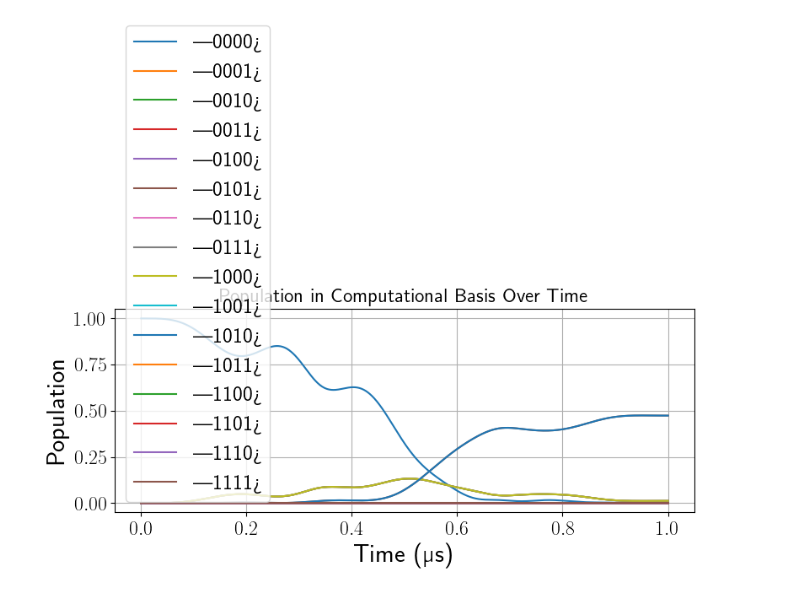
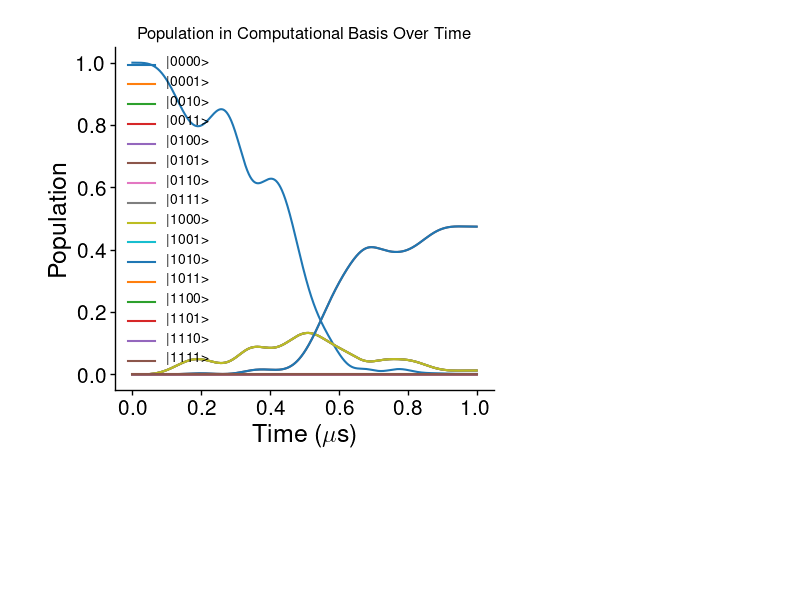
Before and after one commit to qoan-projects/OQPA, a Jupyter notebook: archive_v3/aer_ryd_estimation_scripts/ryd_sim_scripts/ryd_sim.ipynb, the cells around one changed output. Cells and saved outputs as stored; diff of their text form; code cells hidden in the pictures; blank space fills up the shorter version.

```diff
--- a/archive_v3/aer_ryd_estimation_scripts/ryd_sim_scripts/ryd_sim.ipynb
+++ b/archive_v3/aer_ryd_estimation_scripts/ryd_sim_scripts/ryd_sim.ipynb
@@ -260,14 +301,26 @@ plt.show()
 # %%
-#evolution of population
-plt.figure(figsize=(8, 5))
-for i in range(d):  # states |000⟩ and |111⟩
-    plt.plot(t_grid * 1e6, populations[:, i], label=f"|{format(i, f'0{k}b')}>")
-plt.xlabel("Time (µs)")
-plt.ylabel("Population")
-plt.legend()
-plt.title("Population in Computational Basis Over Time")
-plt.grid(True)
-plt.tight_layout()
+PT_PER_INCH = 72
+font_scale = 1.5
+label_fs = int(12 * font_scale)
+tick_labelsize = int(10 * font_scale)
+
+# --- evolution of population ---
+fig, ax = plt.subplots(figsize=(345 / PT_PER_INCH, 325 / PT_PER_INCH))
+for i in range(d):
+    ax.plot(t_grid * 1e6, populations[:, i], label=f"|{format(i, f'0{k}b')}>")
+ax.set_xlabel(r"Time ($\mu$s)", fontsize=label_fs)
+ax.set_ylabel("Population", fontsize=label_fs)
+ax.set_title("Population in Computational Basis Over Time")
+ax.legend(fontsize=int(7 * font_scale), frameon=False)
+ax.spines["top"].set_visible(False)
+ax.spines["right"].set_visible(False)
+ax.spines["left"].set_linewidth(1)
+ax.spines["bottom"].set_linewidth(1)
+ax.xaxis.set_ticks_position("bottom")
+ax.yaxis.set_ticks_position("left")
+ax.tick_params(which="major", direction="out", width=1, labelsize=tick_labelsize)
+ax.tick_params(which="minor", direction="out", width=0.8)
+fig.tight_layout()
 plt.show()
 # %% [output]
-[figure, old version]
+[figure, new version]
```
Also changed, not shown: parts of 4 cells of this notebook, 19 other files.
